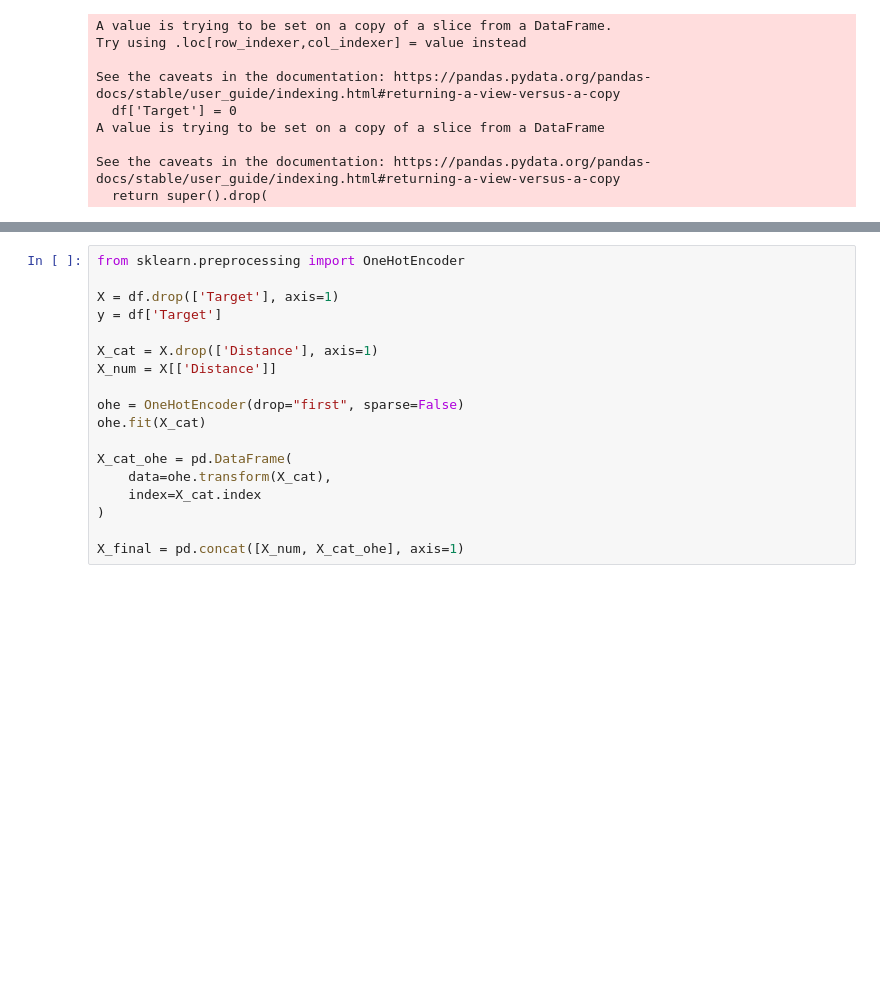
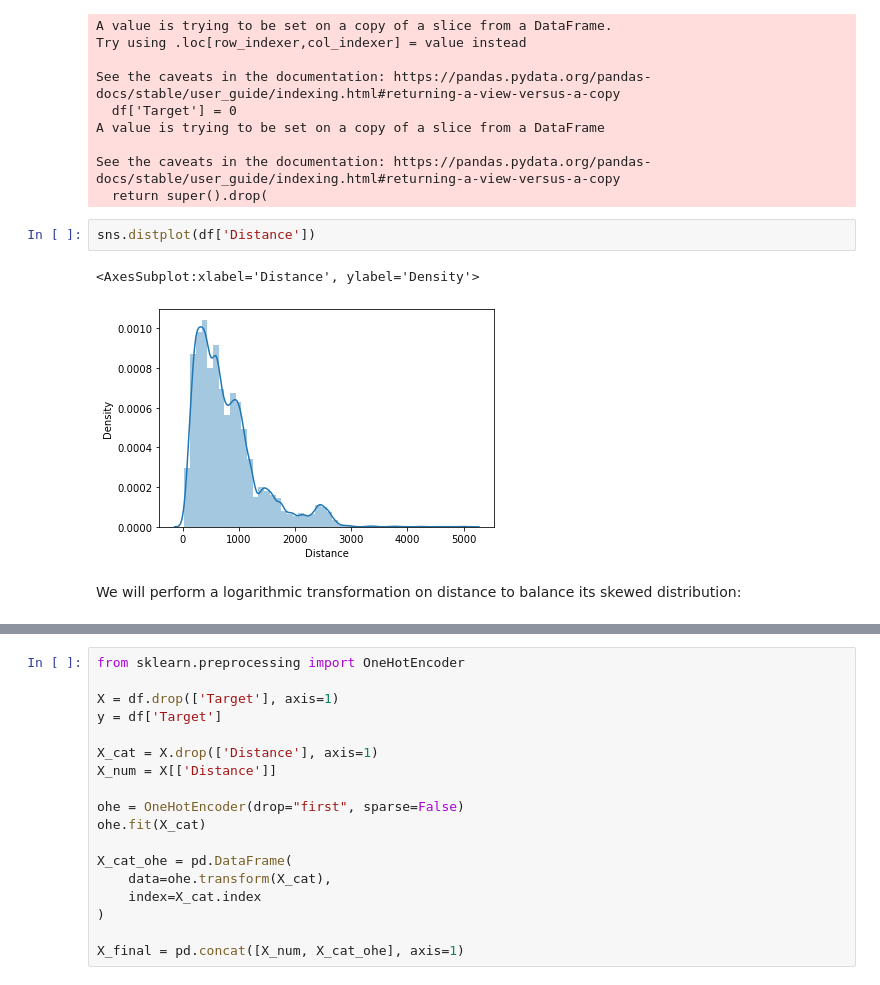
Before and after one commit to nnetznik/Predicting-Significant-Flight-Delays-using-Supervised-Learning, a Jupyter notebook: workbook.ipynb, the cells around one changed output, grey strips where cells are left out. Drawn from its saved outputs; the diff is of its cells as text; blank space fills up the shorter version.

```diff
--- a/workbook.ipynb
+++ b/workbook.ipynb
@@ -54,3 +50,10 @@ A value is trying to be set on a copy of a slice from a DataFrame
 
 See the caveats in the documentation: https://pandas.pydata.org/pandas-docs/stable/user_guide/indexing.html#returning-a-view-versus-a-copy
   return super().drop(
+# %%
+sns.distplot(df['Distance'])
+# %% [output]
+<AxesSubplot:xlabel='Distance', ylabel='Density'>
+[figure, added]
+# %% [markdown]
+We will perform a logarithmic transformation on distance to balance its skewed distribution:
```
Also changed, not shown: parts of 24 cells of this notebook.
